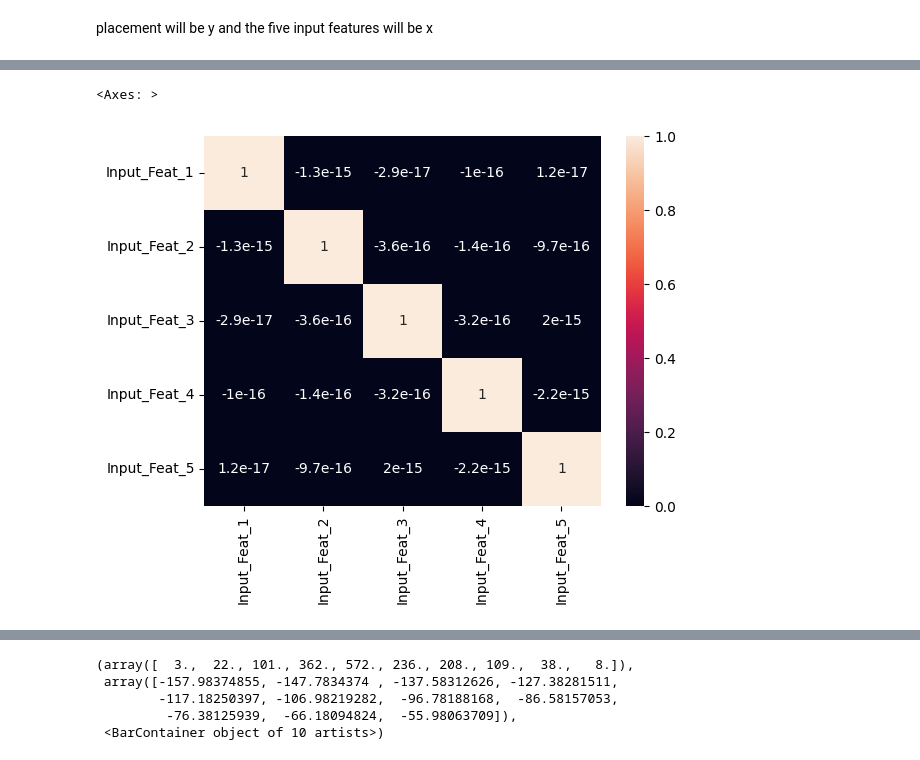
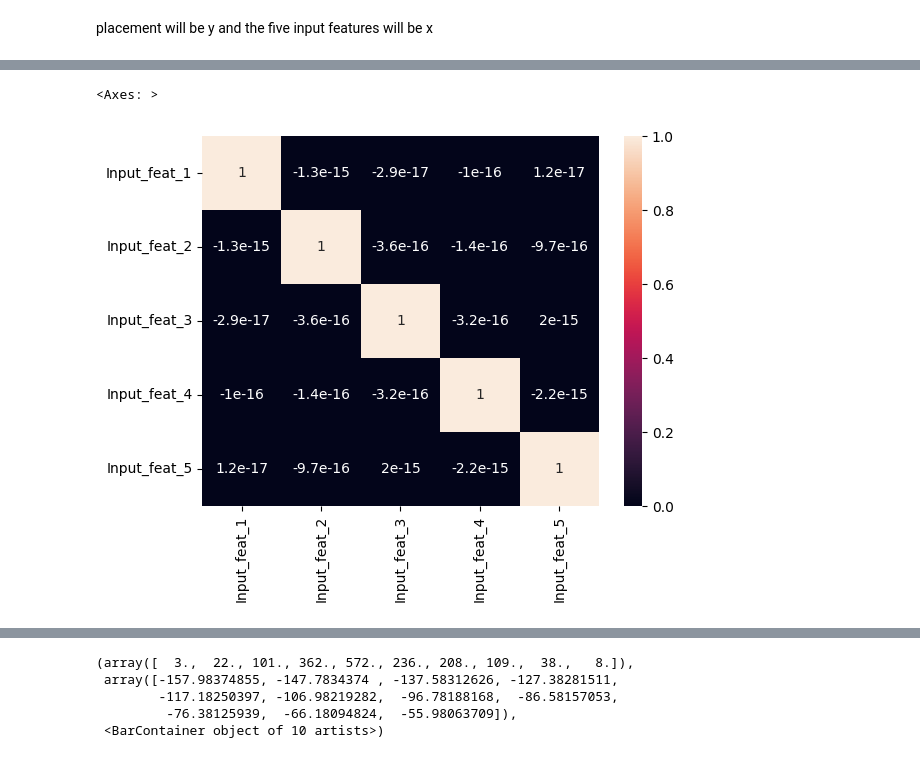
Before and after one commit to divySharma369/covariance_matrix, a Jupyter notebook: data-science-first-code.ipynb, the cells around one changed output, grey strips where cells are left out. Cells and saved outputs as stored; diff of their text form; code cells hidden in the pictures.

```diff
--- a/data-science-first-code.ipynb
+++ b/data-science-first-code.ipynb
@@ -154,8 +89,9 @@ plt.hist(placement_equals_1_data["IQ"])
 # %%
-
-x = np.array(feature_selected_data.iloc[:,0:-1])
-cov_mat = np.cov(x, rowvar = False)
+X = np.array(feature_selected_data.iloc[:,0:-1])
+cov_mat = np.cov(X,rowvar=False)
 F = np.linalg.svd(cov_mat)
 # %%
 E = F[0]
 lamda = F[1]
+new_X = np.matmul(X,F[0])
+new_cov_mat = np.cov(new_X,rowvar=False)
@@ -171,2 +97,0 @@ array([2.26597565e+02, 8.41678439e+00, 4.21673530e+00, 2.94002762e+00,
-# %%
-new_X = np.matmul(x,F[0])
@@ -183,2 +98,4 @@ both are the ways to name our coulmns
 # %%
-new_features = pd.DataFrame(data= new_X, columns=["Input_Feat_1","Input_Feat_2","Input_Feat_3","Input_Feat_4","Input_Feat_5"])
+new_input_features = pd.DataFrame(data=new_X,
+                            columns=["Input_feat_1", "Input_feat_2","Input_feat_3",
+                                     "Input_feat_4","Input_feat_5"])
@@ -201,6 +118,6 @@ new_features
 # %%
-sns.heatmap(new_features.corr(),annot= True)
+sns.heatmap(new_input_features.corr(),annot=True)
 # %% [output]
 <Axes: >
-[figure, old version]
+[figure, new version]
 # %%
```
Also changed, not shown: parts of 50 cells of this notebook.
